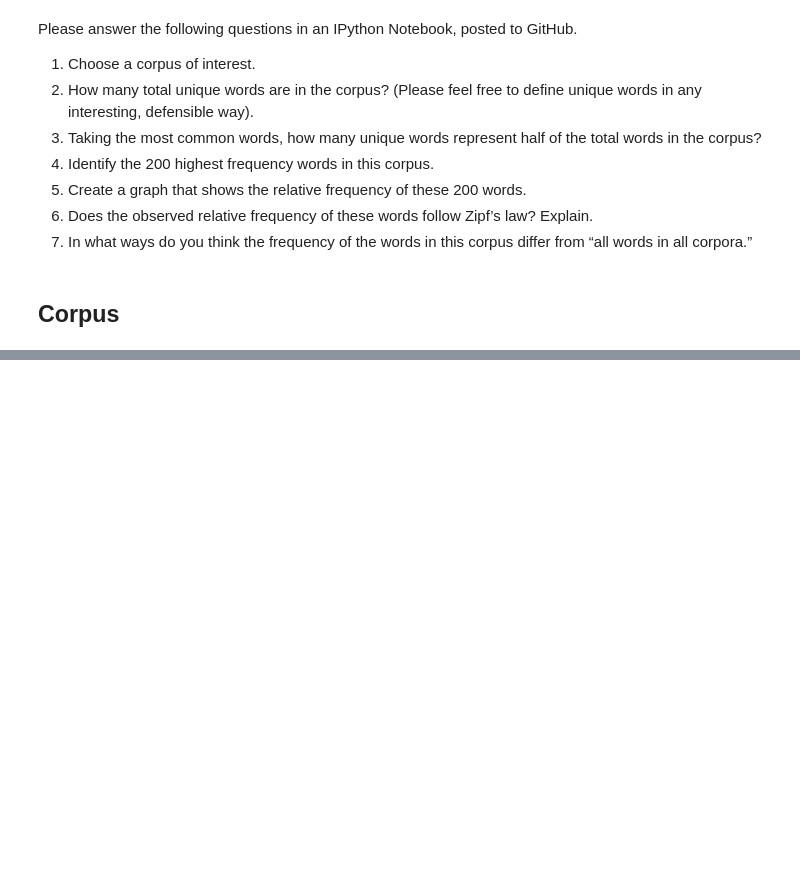
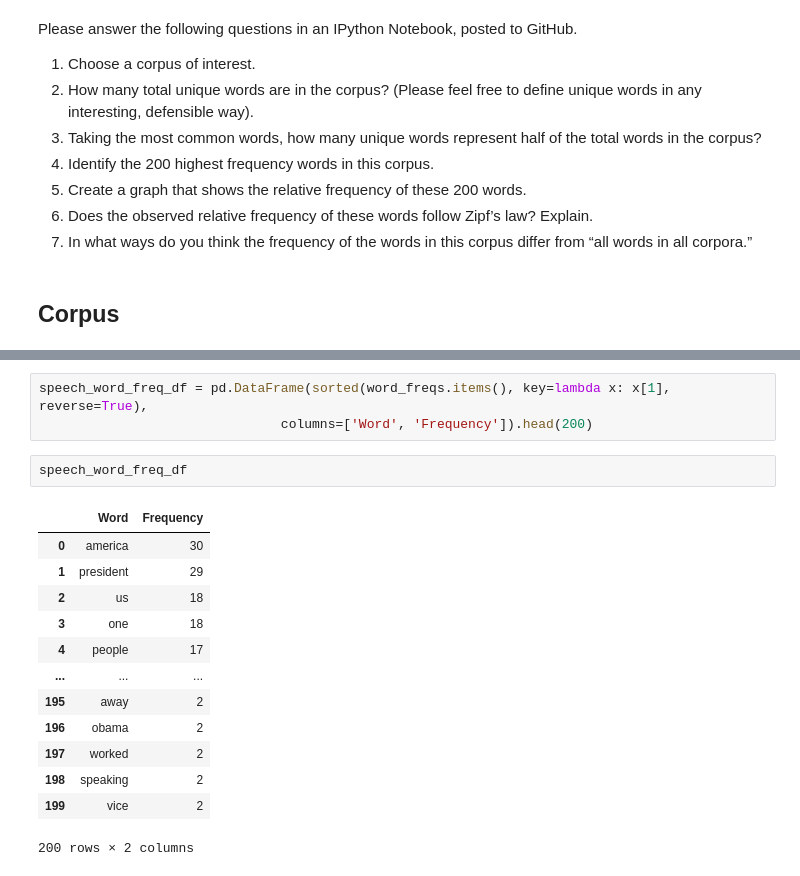
Before and after one commit to moham6839/Data_620_Web_Analytics, a Jupyter notebook: Week 8 Assignment/Week 8 Assignment - High Frequency Words.ipynb, the cells around one changed output, grey strips where cells are left out. Saved outputs shown, nothing was run; the diff lists cells and outputs as text; blank space fills up the shorter version.

```diff
--- a/Week 8 Assignment/Week 8 Assignment - High Frequency Words.ipynb
+++ b/Week 8 Assignment/Week 8 Assignment - High Frequency Words.ipynb
@@ -85 +157,20 @@ print(i, words, total_words)
+# %%
+speech_word_freq_df = pd.DataFrame(sorted(word_freqs.items(), key=lambda x: x[1], reverse=True),
+                               columns=['Word', 'Frequency']).head(200)
+# %%
+speech_word_freq_df
+# %% [output]
+|  | Word | Frequency |
+| 0 | america | 30 |
+| 1 | president | 29 |
+| 2 | us | 18 |
+| 3 | one | 18 |
+| 4 | people | 17 |
+| ... | ... | ... |
+| 195 | away | 2 |
+| 196 | obama | 2 |
+| 197 | worked | 2 |
+| 198 | speaking | 2 |
+| 199 | vice | 2 |
+200 rows × 2 columns
 # %% [markdown]
```
Also changed, not shown: parts of 28 cells of this notebook, 1 other file.
